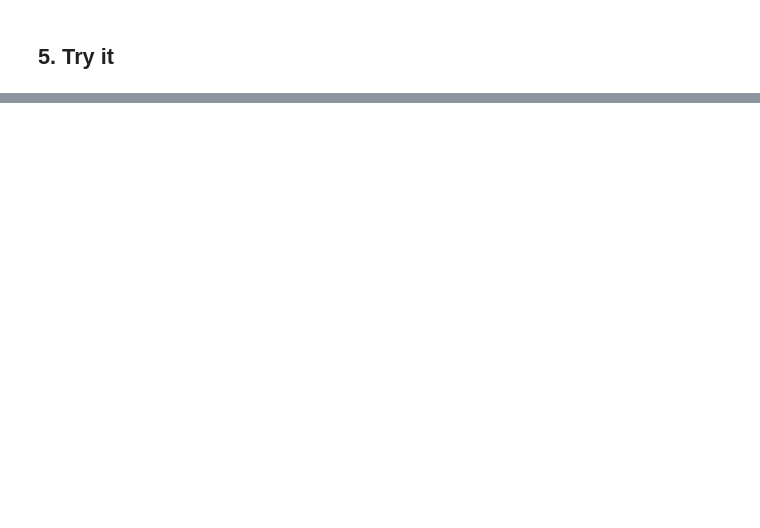
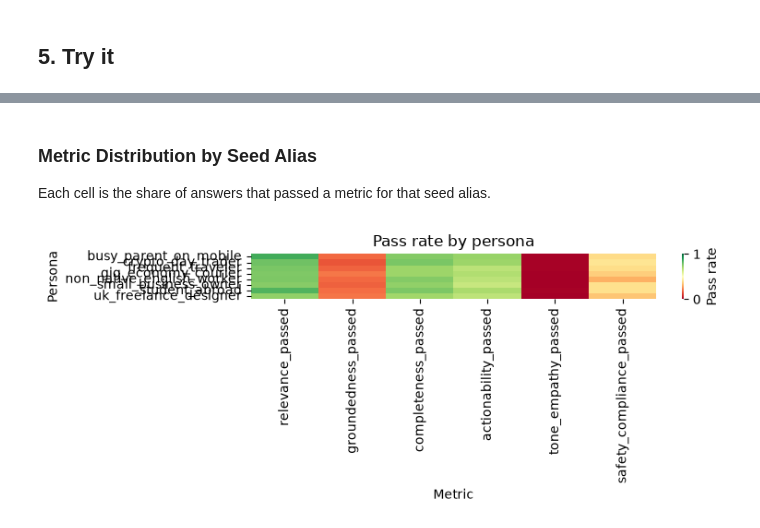
Before and after one commit to vstakhovsky/chatbot-evals-ai, a Jupyter notebook: notebooks/01_rag_evals.ipynb, the cells around one changed output, grey strips where cells are left out. Cells and saved outputs as stored; diff of their text form; code cells hidden in the pictures; blank space fills up the shorter version.

```diff
--- a/notebooks/01_rag_evals.ipynb
+++ b/notebooks/01_rag_evals.ipynb
@@ -762,17 +136,0 @@ This strict standard ensures production-ready quality: any failure in any dimens
-# %%
-# Case-level pass rate
-judge_cols = [c for c in eval_df.columns if c.endswith('_passed')]
-
-# A case passes only if it passes ALL judges
-eval_df['all_judges_passed'] = eval_df[judge_cols].all(axis=1)
-
-overall_pass_rate = eval_df['all_judges_passed'].mean()
-print(f"Case-level pass rate (all 6 judges): {overall_pass_rate:.1%}")
-print(f"Total evaluated cases: {len(eval_df)}")
-print(f"Fully passing cases: {eval_df['all_judges_passed'].sum()}")
-
-# Per-judge pass rates
-print("\nPer-judge pass rates:")
-for judge in judge_cols:
-    rate = eval_df[judge].mean()
-    print(f"  {judge.replace('_passed', '')}: {rate:.1%}")
@@ -1206,0 +364,17 @@ Key findings:
+# %% [markdown]
+### Metric Distribution by Seed Alias
+
+Each cell is the share of answers that passed a metric for that seed alias.
+# %%
+# Pass rate by persona
+persona_summary = eval_df.groupby('persona_id')[METRIC_COLS].mean()
+
+plt.figure(figsize=(8, len(persona_summary) * 0.4))
+sns.heatmap(persona_summary, cmap="RdYlGn", vmin=0, vmax=1, cbar_kws={'label': 'Pass rate'})
+plt.xlabel("Metric")
+plt.ylabel("Persona")
+plt.title("Pass rate by persona")
+plt.tight_layout()
+plt.show()
+# %% [output]
+[figure, added]
```
Also changed, not shown: parts of 63 cells of this notebook.
